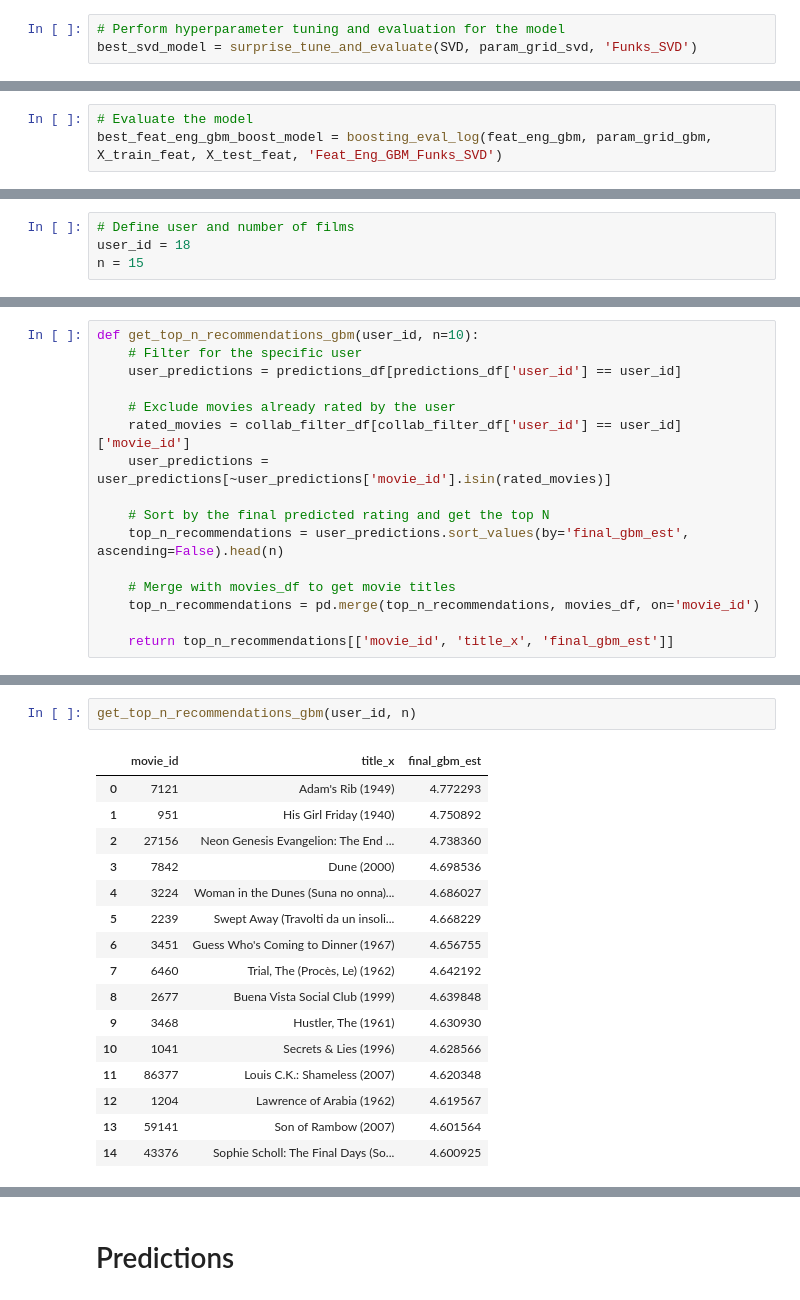
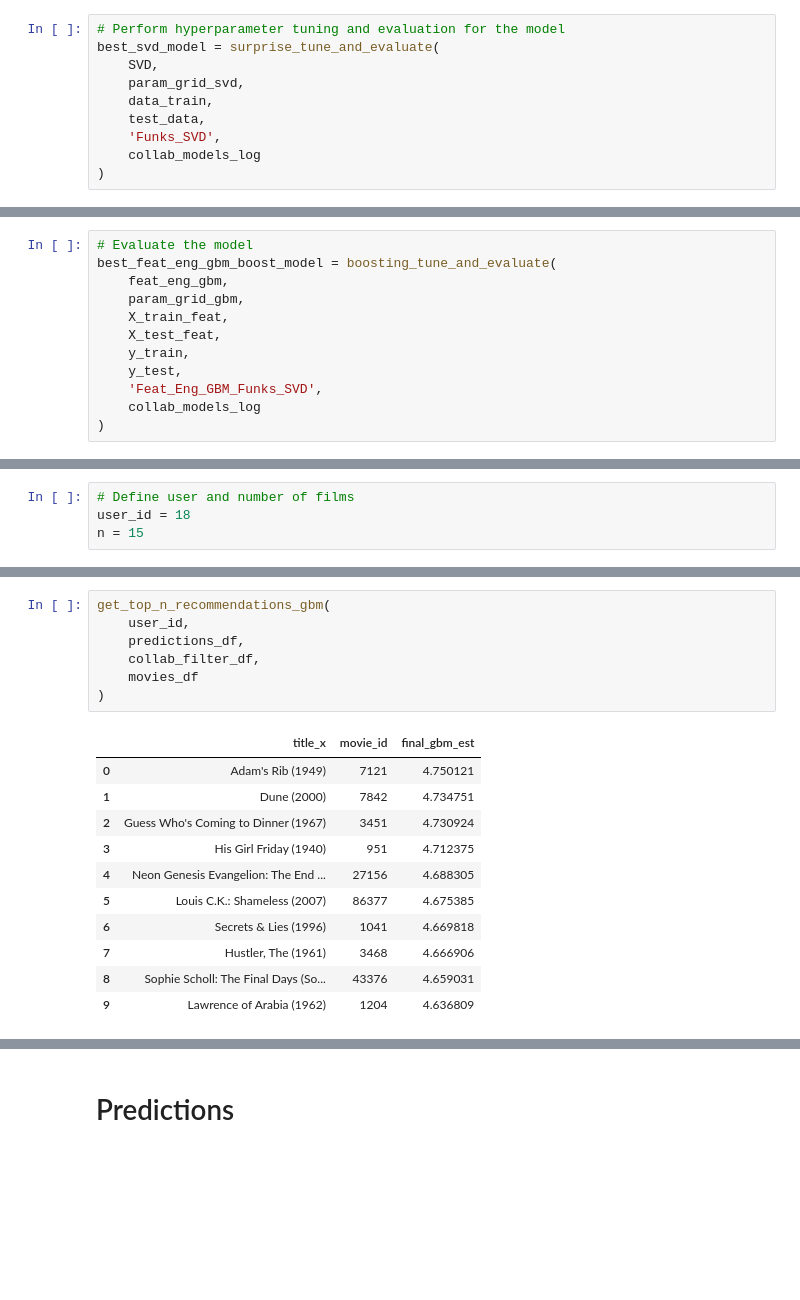
Before and after one commit to evan-rosenbaum1/movie_recommendation_system, a Jupyter notebook: movie_recommendation_system.ipynb, the cells around one changed output, grey strips where cells are left out. Saved outputs shown, nothing was run; the diff lists cells and outputs as text; blank space fills up the shorter version.

```diff
--- a/movie_recommendation_system.ipynb
+++ b/movie_recommendation_system.ipynb
@@ -467,6 +535,13 @@ param_grid_svd = {
 }
 # %%
 # Perform hyperparameter tuning and evaluation for the model
-best_svd_model = surprise_tune_and_evaluate(SVD, param_grid_svd, 'Funks_SVD')
+best_svd_model = surprise_tune_and_evaluate(
+    SVD,
+    param_grid_svd,
+    data_train,
+    test_data,
+    'Funks_SVD',
+    collab_models_log
+)
 # %% [output]
 Trainset Results
@@ -859,5 +942,14 @@ param_grid_gbm = {
 }
 # %%
 # Evaluate the model
-best_feat_eng_gbm_boost_model = boosting_eval_log(feat_eng_gbm, param_grid_gbm, X_train_feat, X_test_feat, 'Feat_Eng_GBM_Funks_SVD')
+best_feat_eng_gbm_boost_model = boosting_tune_and_evaluate(
+    feat_eng_gbm,
+    param_grid_gbm,
+    X_train_feat,
+    X_test_feat,
+    y_train,
+    y_test,
+    'Feat_Eng_GBM_Funks_SVD',
+    collab_models_log
+)
 # %% [output]
@@ -1121,16 +1205,0 @@ def get_top_n_recommendations_feat_gbm(user_id, n=10):
-# %%
-def get_top_n_recommendations_gbm(user_id, n=10):
-    # Filter for the specific user
-    user_predictions = predictions_df[predictions_df['user_id'] == user_id]
-
-    # Exclude movies already rated by the user
-    rated_movies = collab_filter_df[collab_filter_df['user_id'] == user_id]['movie_id']
-    user_predictions = user_predictions[~user_predictions['movie_id'].isin(rated_movies)]
-
-    # Sort by the final predicted rating and get the top N
-    top_n_recommendations = user_predictions.sort_values(by='final_gbm_est', ascending=False).head(n)
-
-    # Merge with movies_df to get movie titles
-    top_n_recommendations = pd.merge(top_n_recommendations, movies_df, on='movie_id')
-
-    return top_n_recommendations[['movie_id', 'title_x', 'final_gbm_est']]
@@ -1191,20 +1243,20 @@ get_top_n_recommendations_feat_gbm(user_id, n)
 # %%
-get_top_n_recommendations_gbm(user_id, n)
+get_top_n_recommendations_gbm(
+    user_id,
+    predictions_df,
+    collab_filter_df,
+    movies_df
+)
 # %% [output]
-|  | movie_id | title_x | final_gbm_est |
-| 0 | 7121 | Adam's Rib (1949) | 4.772293 |
-| 1 | 951 | His Girl Friday (1940) | 4.750892 |
-| 2 | 27156 | Neon Genesis Evangelion: The End ... | 4.738360 |
-| 3 | 7842 | Dune (2000) | 4.698536 |
-| 4 | 3224 | Woman in the Dunes (Suna no onna)... | 4.686027 |
-| 5 | 2239 | Swept Away (Travolti da un insoli... | 4.668229 |
-| 6 | 3451 | Guess Who's Coming to Dinner (1967) | 4.656755 |
-| 7 | 6460 | Trial, The (Procès, Le) (1962) | 4.642192 |
-| 8 | 2677 | Buena Vista Social Club (1999) | 4.639848 |
-| 9 | 3468 | Hustler, The (1961) | 4.630930 |
-| 10 | 1041 | Secrets & Lies (1996) | 4.628566 |
-| 11 | 86377 | Louis C.K.: Shameless (2007) | 4.620348 |
-| 12 | 1204 | Lawrence of Arabia (1962) | 4.619567 |
-| 13 | 59141 | Son of Rambow (2007) | 4.601564 |
-| 14 | 43376 | Sophie Scholl: The Final Days (So... | 4.600925 |
+|  | title_x | movie_id | final_gbm_est |
+| 0 | Adam's Rib (1949) | 7121 | 4.750121 |
+| 1 | Dune (2000) | 7842 | 4.734751 |
+| 2 | Guess Who's Coming to Dinner (1967) | 3451 | 4.730924 |
+| 3 | His Girl Friday (1940) | 951 | 4.712375 |
+| 4 | Neon Genesis Evangelion: The End ... | 27156 | 4.688305 |
+| 5 | Louis C.K.: Shameless (2007) | 86377 | 4.675385 |
+| 6 | Secrets & Lies (1996) | 1041 | 4.669818 |
+| 7 | Hustler, The (1961) | 3468 | 4.666906 |
+| 8 | Sophie Scholl: The Final Days (So... | 43376 | 4.659031 |
+| 9 | Lawrence of Arabia (1962) | 1204 | 4.636809 |
 # %%
```
Also changed, not shown: parts of 52 cells of this notebook, 4 other files.
